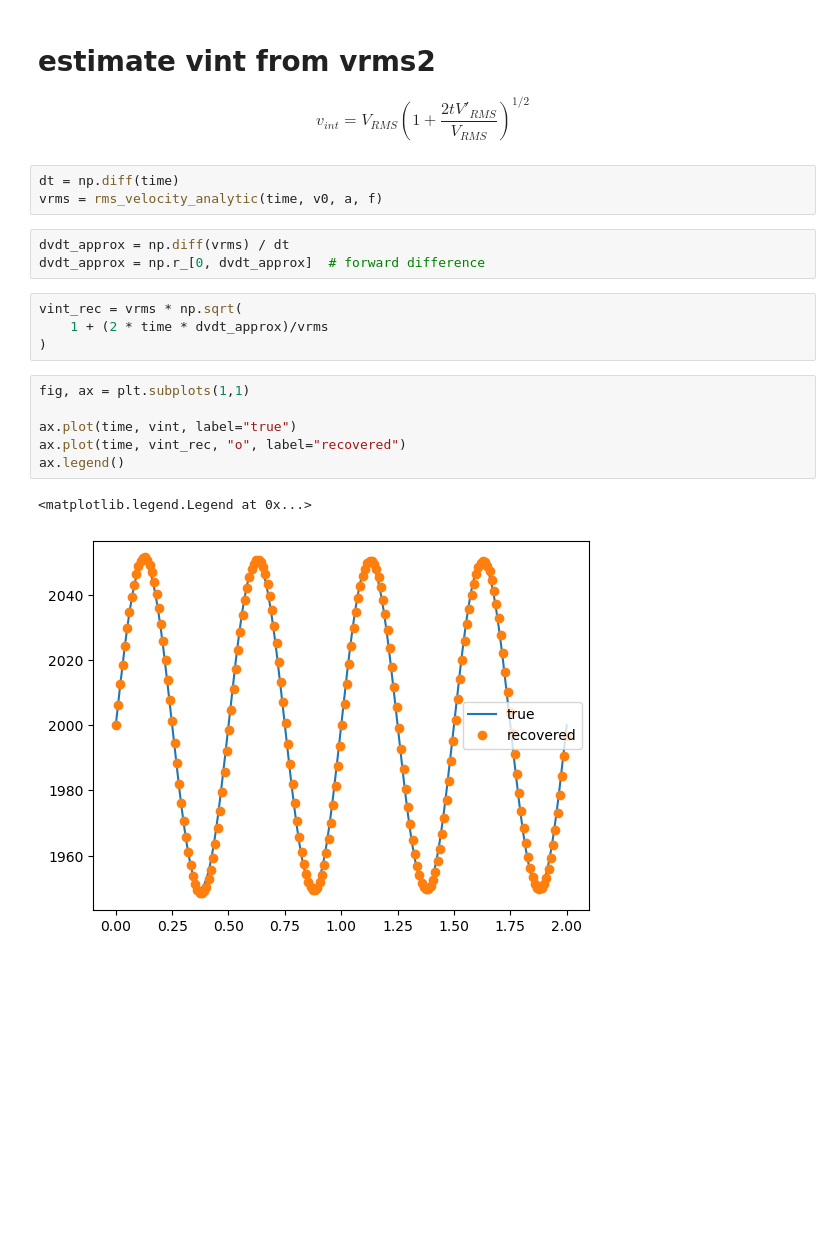
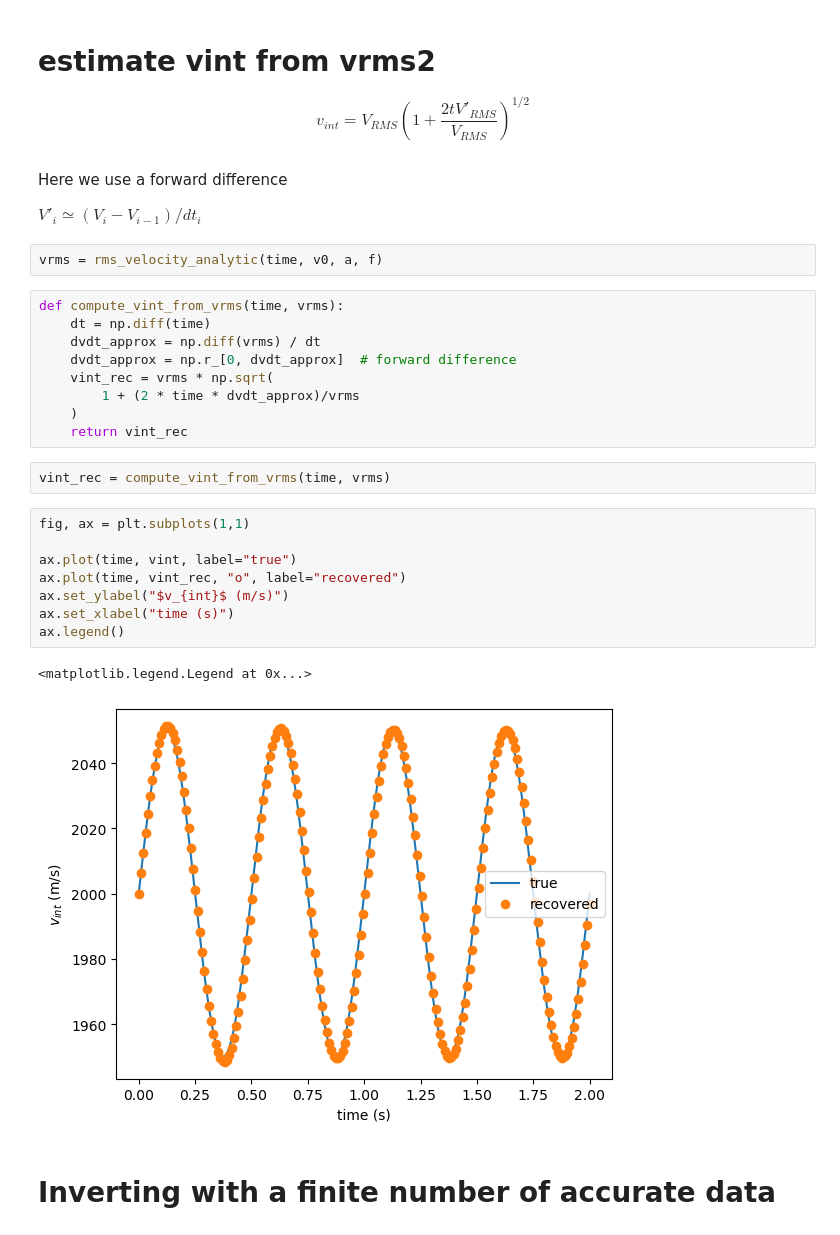
Before and after one commit to lheagy/eosc-454, a Jupyter notebook: lectures/rms-to-interval-velocity.ipynb, the cells around one changed output. Saved outputs shown, nothing was run; the diff lists cells and outputs as text; blank space fills up the shorter version.

```diff
--- a/lectures/rms-to-interval-velocity.ipynb
+++ b/lectures/rms-to-interval-velocity.ipynb
@@ -87,22 +91,33 @@ plt.plot(time, rms_velocity)
 # estimate vint from vrms2
 
 $$v_{int} = V_{RMS} \left(1 + \frac{2 t V'_{RMS}}{V_{RMS}}\right)^{1/2}$$
-# %%
-dt = np.diff(time)
-vrms = rms_velocity_analytic(time, v0, a, f)
-# %%
-dvdt_approx = np.diff(vrms) / dt
-dvdt_approx = np.r_[0, dvdt_approx]  # forward difference
-# %%
-vint_rec = vrms * np.sqrt(
-    1 + (2 * time * dvdt_approx)/vrms
-)
+# %% [markdown]
+Here we use a forward difference
+
+$V'_{i} \simeq (V_i - V_{i-1}) / dt_{i}$
+# %%
+vrms = rms_velocity_analytic(time, v0, a, f)
+# %%
+def compute_vint_from_vrms(time, vrms):
+    dt = np.diff(time)
+    dvdt_approx = np.diff(vrms) / dt
+    dvdt_approx = np.r_[0, dvdt_approx]  # forward difference
+    vint_rec = vrms * np.sqrt(
+        1 + (2 * time * dvdt_approx)/vrms
+    )
+    return vint_rec
+# %%
+vint_rec = compute_vint_from_vrms(time, vrms)
 # %%
 fig, ax = plt.subplots(1,1)
 
 ax.plot(time, vint, label="true")
 ax.plot(time, vint_rec, "o", label="recovered")
+ax.set_ylabel("$v_{int}$ (m/s)")
+ax.set_xlabel("time (s)")
 ax.legend()
 # %% [output]
 <matplotlib.legend.Legend at 0x...>
-[figure, old version]
+[figure, new version]
+# %% [markdown]
+# Inverting with a finite number of accurate data
```
Also changed, not shown: parts of 15 cells of this notebook.
